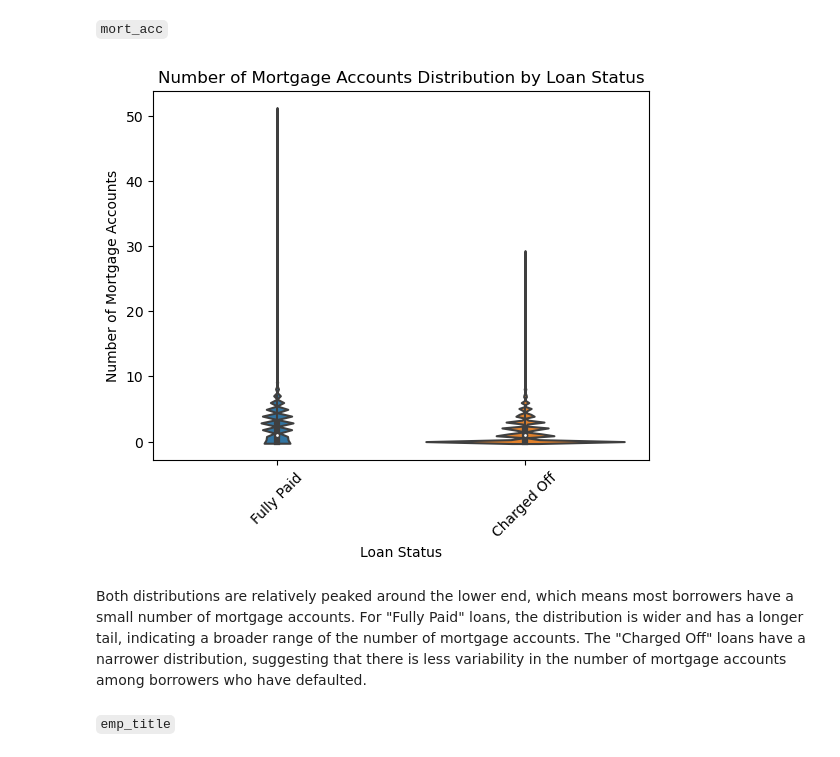
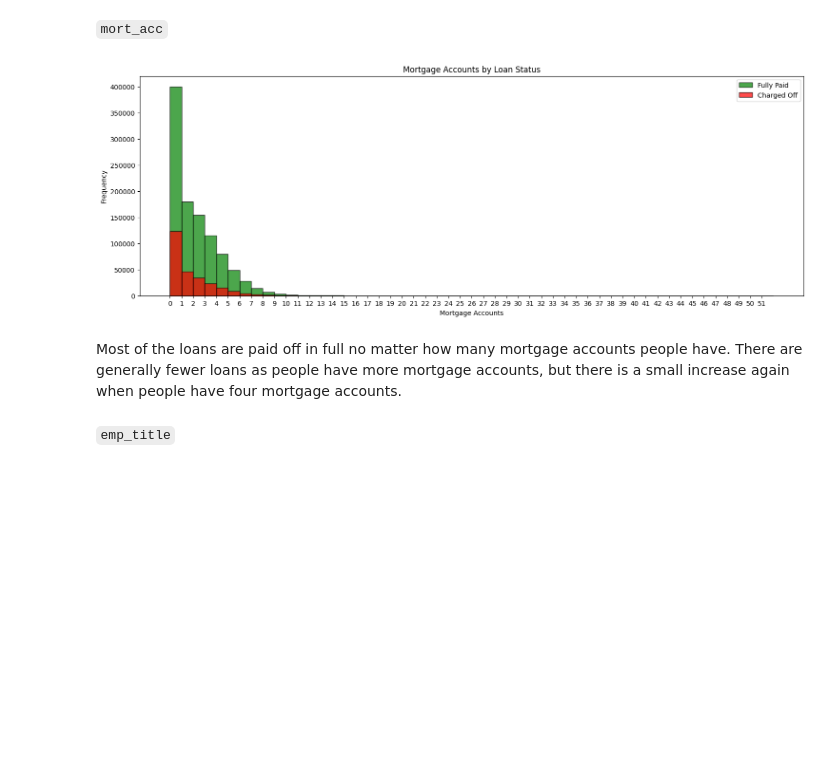
Before and after one commit to roktimsaikia440/Lending-Club-ML, a Jupyter notebook: EDA.ipynb, the cells around one changed output. Cells and saved outputs as stored; diff of their text form; code cells hidden in the pictures; blank space fills up the shorter version.

```diff
--- a/EDA.ipynb
+++ b/EDA.ipynb
@@ -648,12 +738,15 @@ It also implies that a shorter credit history is associated with a higher propor
 # %%
-plt.figure(figsize=(10, 6))
-for status in df['loan_status'].unique():
-    subset = df[df['loan_status'] == status]
-    sns.kdeplot(subset['revol_util'], label=status, fill=True)
+fig, ax =plt.subplots(1,2,figsize=(20,8))
 
-plt.title('Density of Revolving Utilization Rate by Loan Status')
-plt.xlabel('Revolving Utilization Rate')
-plt.ylabel('Frequency')
-plt.legend(title='Loan Status')
-plt.show()
+sns.despine()
+
+ax[0].tick_params(axis='x', labelrotation=0)
+ax[0].set(xlabel='revol_util', ylabel='')
+ax[0].set_title('Revolving Utilization rate - Distribution', size=20)
+ax[1].tick_params(axis='x', labelrotation=0)
+ax[1].set_title('Revolving Utilization rate - Boxplot', size=20)
+
+sns.histplot(data=df,x="revol_util",hue="loan_status",bins=15,
+             kde=True,ax=ax[0], palette={'Fully Paid': 'green', 'Charged Off': 'red'})
+sns.boxplot(data=df,x="loan_status",y="revol_util",ax=ax[1],palette={'Fully Paid': 'green', 'Charged Off': 'red'}).set(xlabel='Loan status', ylabel='Revolving utilization rate')
 # %% [output]
@@ -702,18 +803,25 @@ percent_co.rename(columns={'loan_status': 'Percentage Charged Off Loans'}).reset
 # %% [markdown]
 `mort_acc`
 # %%
-sns.violinplot(x='loan_status', y='mort_acc', data=df)
-plt.title('Number of Mortgage Accounts Distribution by Loan Status')
-plt.xlabel('Loan Status')
-plt.ylabel('Number of Mortgage Accounts')
-plt.xticks(rotation=45)
+plt.figure(figsize=(18, 6))
+
+status_colors = {'Fully Paid': 'green', 'Charged Off': 'red'}
+
+for status, color in status_colors.items():
+    subset = df[df['loan_status'] == status]
+    plt.hist(subset['mort_acc'], bins=range(int(df['mort_acc'].min()), int(df['mort_acc'].max()) + 2),
+             alpha=0.7, label=status, color=color, edgecolor='black')
+
+plt.title('Mortgage Accounts by Loan Status')
+plt.xlabel('Mortgage Accounts')
+plt.ylabel('Frequency')
+plt.xticks(range(int(df['mort_acc'].min()), int(df['mort_acc'].max()) + 1))
+plt.legend()
 plt.show()
 # %% [output]
-[figure, old version]
+[figure, new version]
 # %% [markdown]
-Both distributions are relatively peaked around the lower end, which means most borrowers have a small number of mortgage accounts.
-For "Fully Paid" loans, the distribution is wider and has a longer tail, indicating a broader range of the number of mortgage accounts.
-The "Charged Off" loans have a narrower distribution, suggesting that there is less variability in the number of mortgage accounts among borrowers who have defaulted.
+Most of the loans are paid off in full no matter how many mortgage accounts people have. There are generally fewer loans as people have more mortgage accounts, but there is a small increase again when people have four mortgage accounts.
 # %% [markdown]
 `emp_title`
 # %%
```
Also changed, not shown: parts of 33 cells of this notebook.
